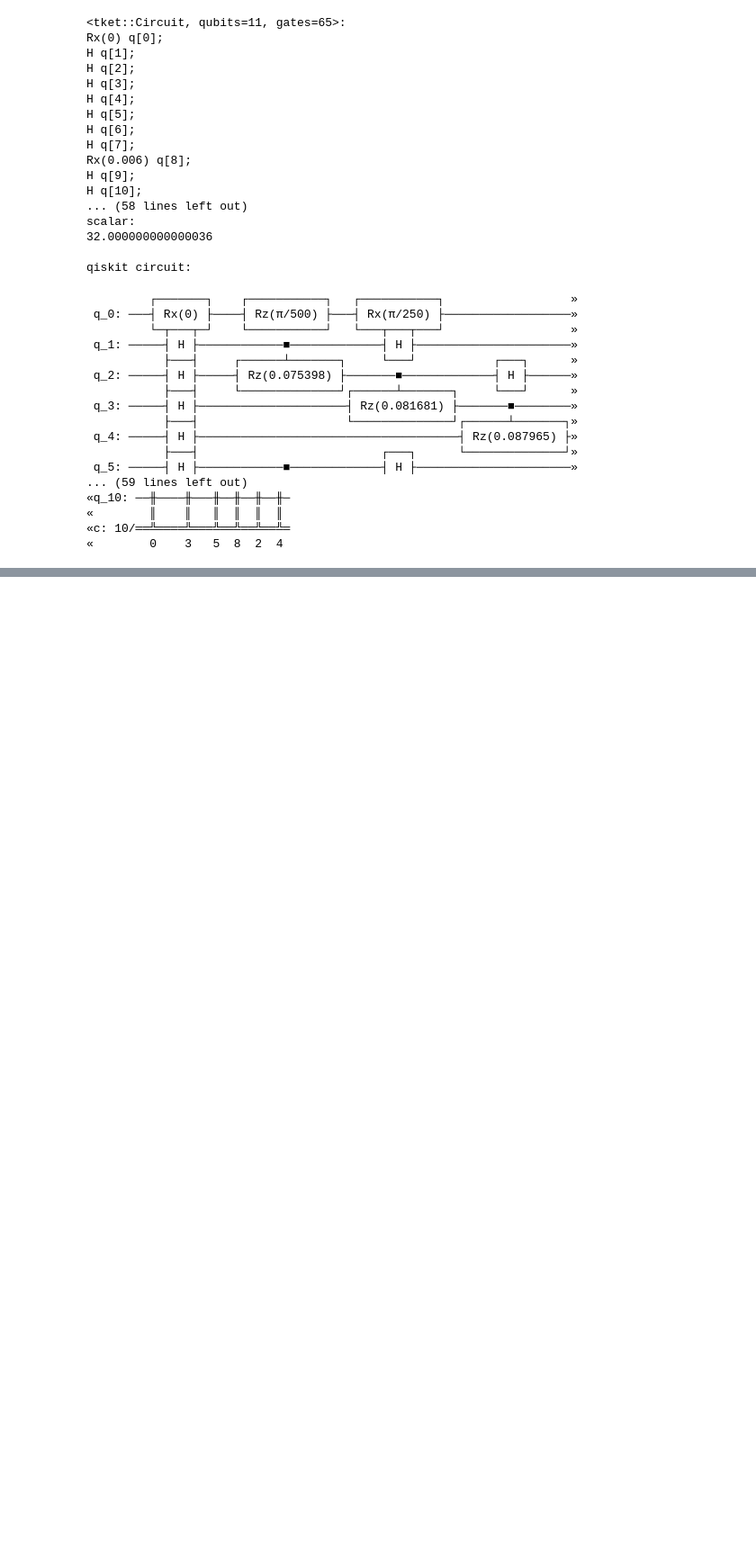
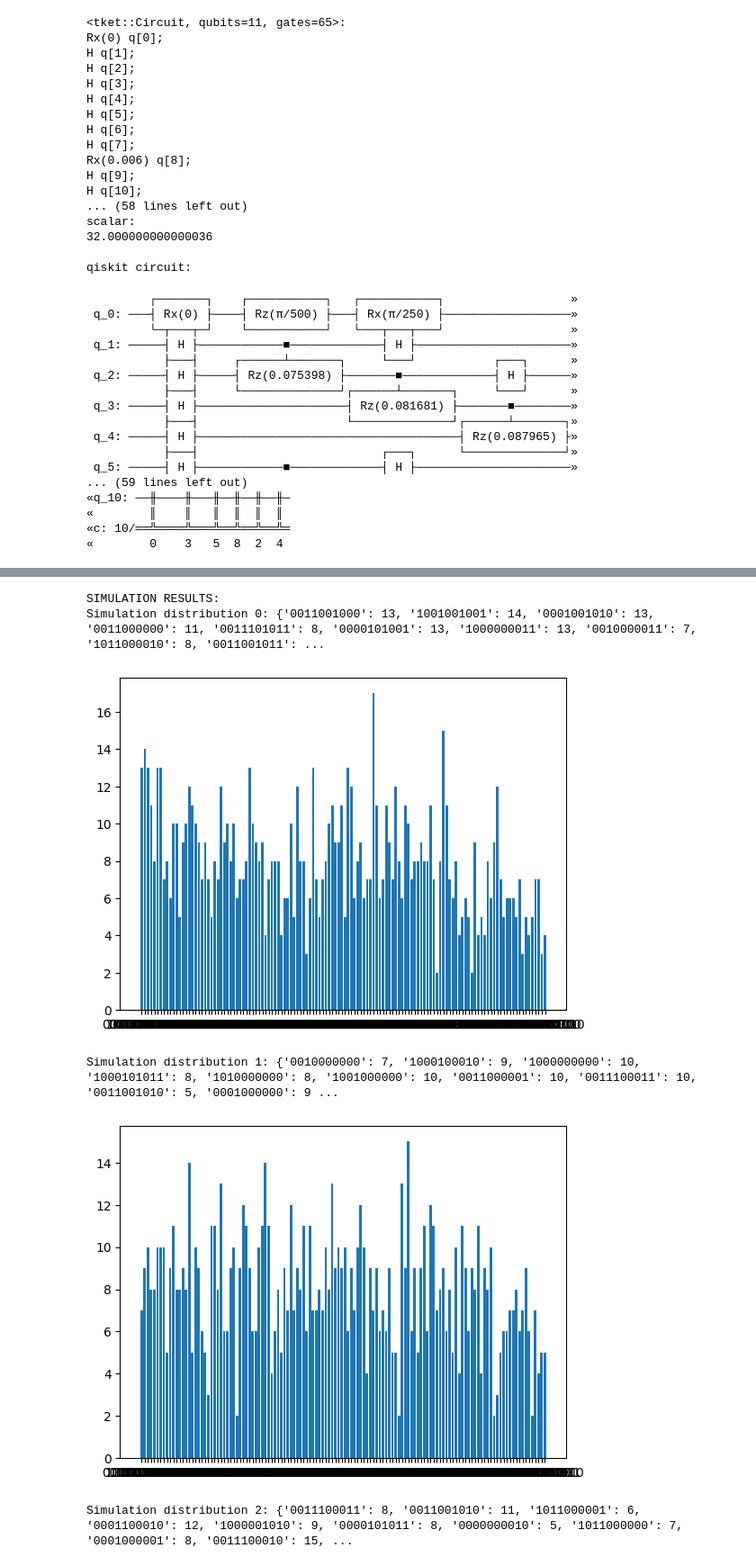
Before and after one commit to truppelli/Quantum_NLP, a Jupyter notebook: Quantum_NLP.ipynb, the cells around one changed output, grey strips where cells are left out. Shown at 90% size. Saved outputs shown, nothing was run; the diff lists cells and outputs as text; code cells hidden in the pictures; blank space fills up the shorter version.

```diff
--- a/Quantum_NLP.ipynb
+++ b/Quantum_NLP.ipynb
@@ -335,0 +463,16 @@ qiskit circuit:
+# %%
+print('\nSIMULATION RESULTS:')
+for i in range(0,3):
+    job = execute(qc,simulator,shots=shots)
+    result = job.result()
+    counts = result.get_counts(qc)
+    print('Simulation distribution %d:'%i, counts)
+    plt.bar(counts.keys(),counts.values())
+    plt.show()
+# %% [output]
+SIMULATION RESULTS:
+Simulation distribution 0: {'0011001000': 13, '1001001001': 14, '0001001010': 13, '0011000000': 11, '0011101011': 8, '0000101001': 13, '1000000011': 13, '0010000011': 7, '1011000010': 8, '0011001011': ...
+[figure, added]
+Simulation distribution 1: {'0010000000': 7, '1000100010': 9, '1000000000': 10, '1000101011': 8, '1010000000': 8, '1001000000': 10, '0011000001': 10, '0011100011': 10, '0011001010': 5, '0001000000': 9 ...
+[figure, added]
+Simulation distribution 2: {'0011100011': 8, '0011001010': 11, '1011000001': 6, '0001100010': 12, '1000001010': 9, '0000101011': 8, '0000000010': 5, '1011000000': 7, '0001000001': 8, '0011100010': 15, ...
```
Also changed, not shown: parts of 3 cells of this notebook, 1 other file.
